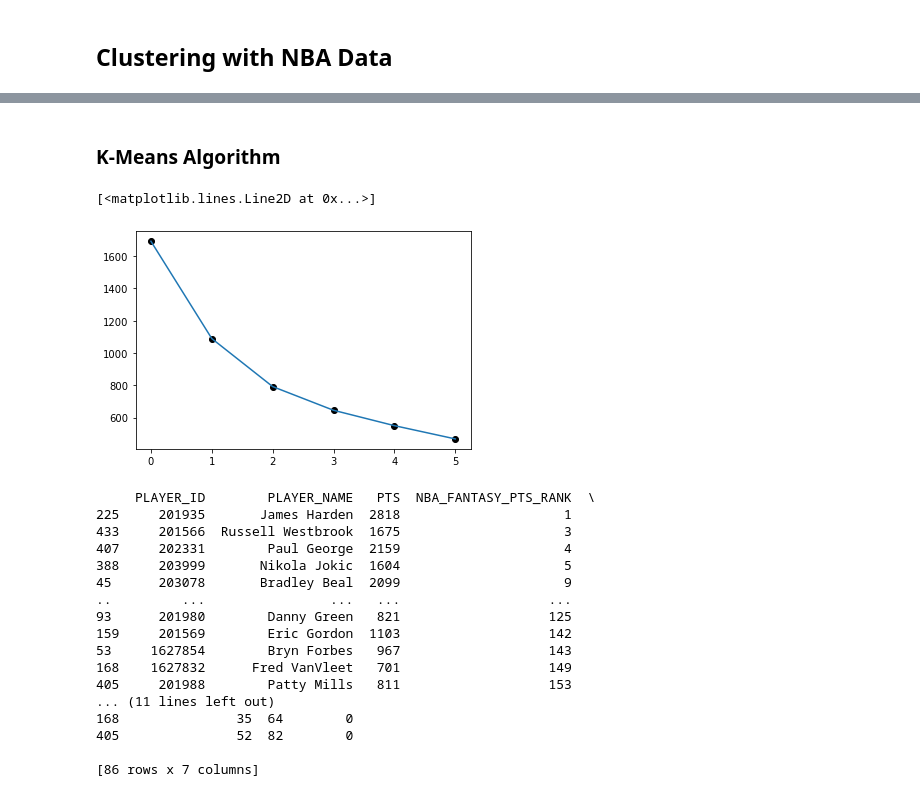
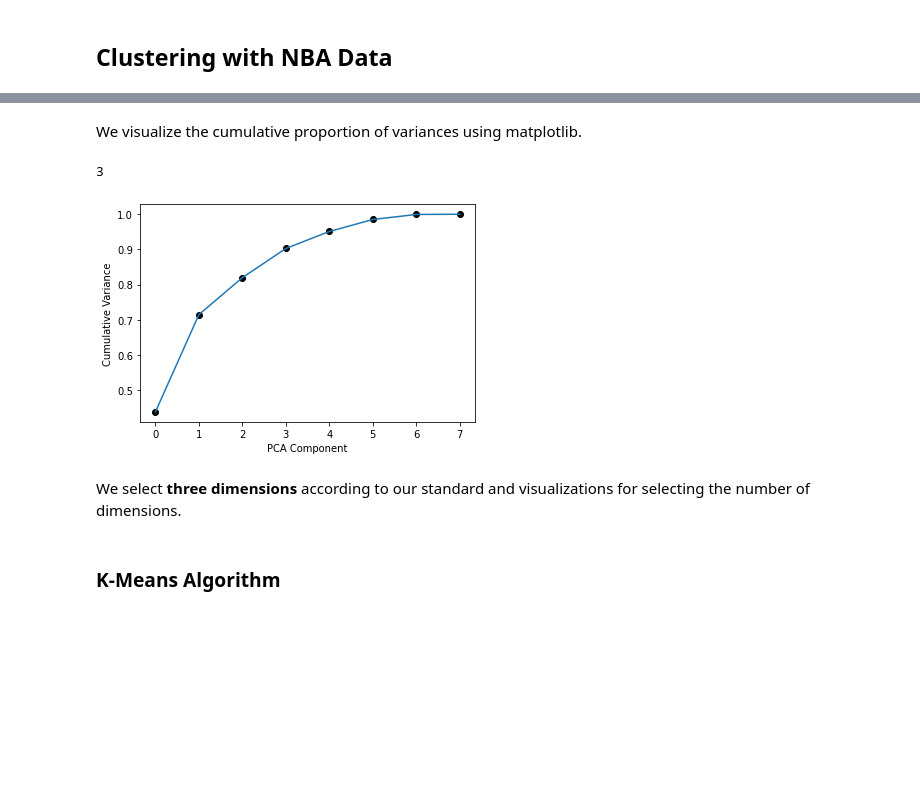
Before and after one commit to ljang0/15-388, a Jupyter notebook: 15-388 Tutorial.ipynb, the cells around one changed output, grey strips where cells are left out. Saved outputs shown, nothing was run; the diff lists cells and outputs as text; code cells hidden in the pictures; blank space fills up the shorter version.

```diff
--- a/15-388 Tutorial.ipynb
+++ b/15-388 Tutorial.ipynb
@@ -67,5 +72,6 @@ For my first clustering analysis, I want to try grouping similiar types of NBA p
 # %%
 player_stats = playerStats.LeagueDashPlayerStats(season='2018-19')
 df = player_stats.get_data_frames()[0]
-print(df)
+df = pd.DataFrame(df)
+display(df)
 # %% [output]
@@ -131,19 +163,15 @@ plt.plot(x, cumsums)
+# %% [markdown]
+We visualize the cumulative proportion of variances using matplotlib.
+# %%
+plt.plot(x, cumsums, 'o', color='black')
+plt.plot(x, cumsums)
+plt.xlabel("PCA Component")
+plt.ylabel("Cumulative Variance")
+print(components)
+# %% [output]
+3
+[figure, added]
+# %% [markdown]
+We select **three dimensions** according to our standard and visualizations for selecting the number of dimensions.
 # %% [markdown]
 ### K-Means Algorithm
-# %%
-newPCA = PCA(n_components = components)
-newPCA.fit(standardized)
-transformPCA = newPCA.transform(standardized)
-inertia = []
-for i in range(1, 7):
-    kmeans = KMeans(n_clusters= i)
-    kmeans.fit(transformPCA)
-    inertia += [kmeans.inertia_]
-x = []
-for i in range(len(inertia)):
-    x.append(i)
-plt.plot(x, inertia, 'o', color='black')
-plt.plot(x, inertia)
-# %% [output]
-[<matplotlib.lines.Line2D at 0x...>]
-[figure, removed]
@@ -155,21 +177,0 @@ finalDisplay["cluster"] = final.labels_
-# %%
-finalPlayers = finalDisplay.sort_values(by='NBA_FANTASY_PTS_RANK', ascending=True)
-print(finalPlayers[finalPlayers["cluster"] == 0])
-# %% [output]
-     PLAYER_ID        PLAYER_NAME   PTS  NBA_FANTASY_PTS_RANK  \
-225     201935       James Harden  2818                     1
-433     201566  Russell Westbrook  1675                     3
-407     202331        Paul George  2159                     4
-388     203999       Nikola Jokic  1604                     5
-45      203078       Bradley Beal  2099                     9
-..         ...                ...   ...                   ...
-93      201980        Danny Green   821                   125
-159     201569        Eric Gordon  1103                   142
-53     1627854        Bryn Forbes   967                   143
-168    1627832      Fred VanVleet   701                   149
-405     201988        Patty Mills   811                   153
-... (11 lines left out)
-168               35  64        0
-405               52  82        0
-
-[86 rows x 7 columns]
```
Also changed, not shown: parts of 78 cells of this notebook.
